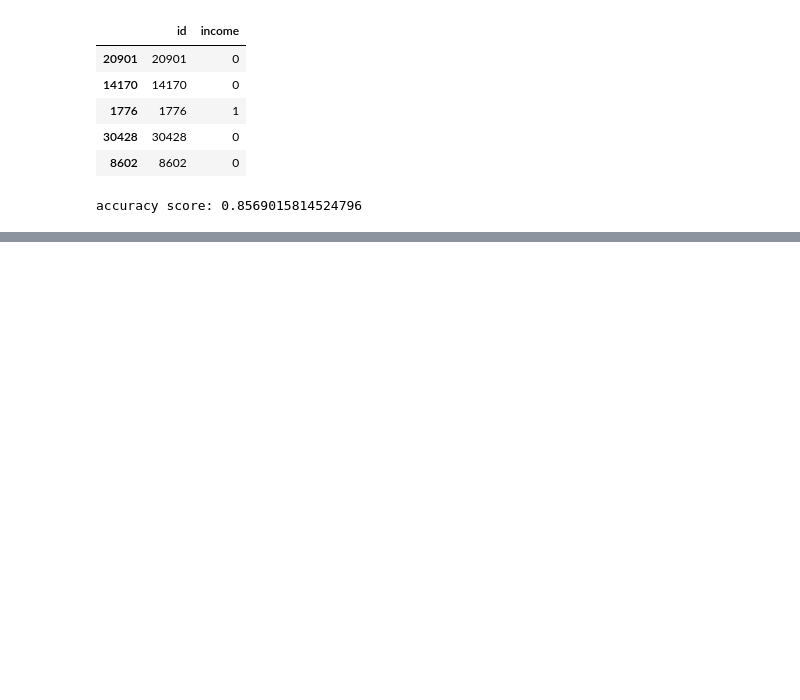
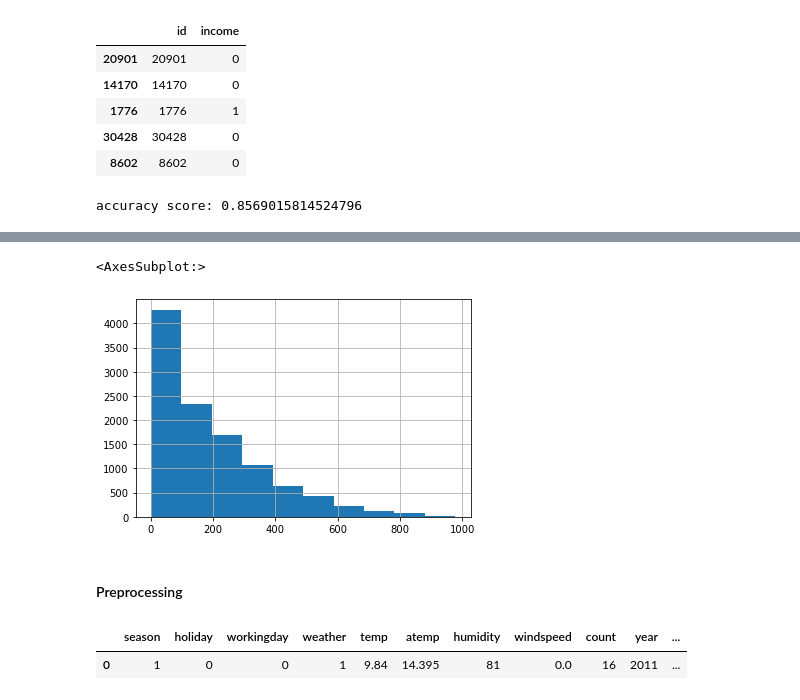
Before and after one commit to zudata/BEAKJOON, a Jupyter notebook: study/Big Data Certification study.ipynb, the cells around one changed output, grey strips where cells are left out. Saved outputs shown, nothing was run; the diff lists cells and outputs as text; code cells hidden in the pictures; blank space fills up the shorter version.

```diff
--- a/study/Big Data Certification study.ipynb
+++ b/study/Big Data Certification study.ipynb
@@ -3006,0 +3012,5 @@ rmse(y_test['charges'], pred)
+# %%
+import pandas as pd
+
+train = pd.read_csv("data/BDC/bike-sharing-demand/train.csv")
+test = pd.read_csv("data/BDC/bike-sharing-demand/test.csv")
@@ -3006,0 +3069,7 @@ rmse(y_test['charges'], pred)
+# %%
+train['count'].hist()
+# %% [output]
+<AxesSubplot:>
+[figure, added]
+# %% [markdown]
+#### Preprocessing
@@ -3006,0 +3092,7 @@ rmse(y_test['charges'], pred)
+# %%
+# test에는 없는 컬럼 삭제
+train = train.drop(['casual', 'registered'], axis=1)
+train.head(1)
+# %% [output]
+|  | season | holiday | workingday | weather | temp | atemp | humidity | windspeed | count | year | ... |
+| 0 | 1 | 0 | 0 | 1 | 9.84 | 14.395 | 81 | 0.0 | 16 | 2011 | ... |
```
Also changed, not shown: parts of 144 cells of this notebook.
